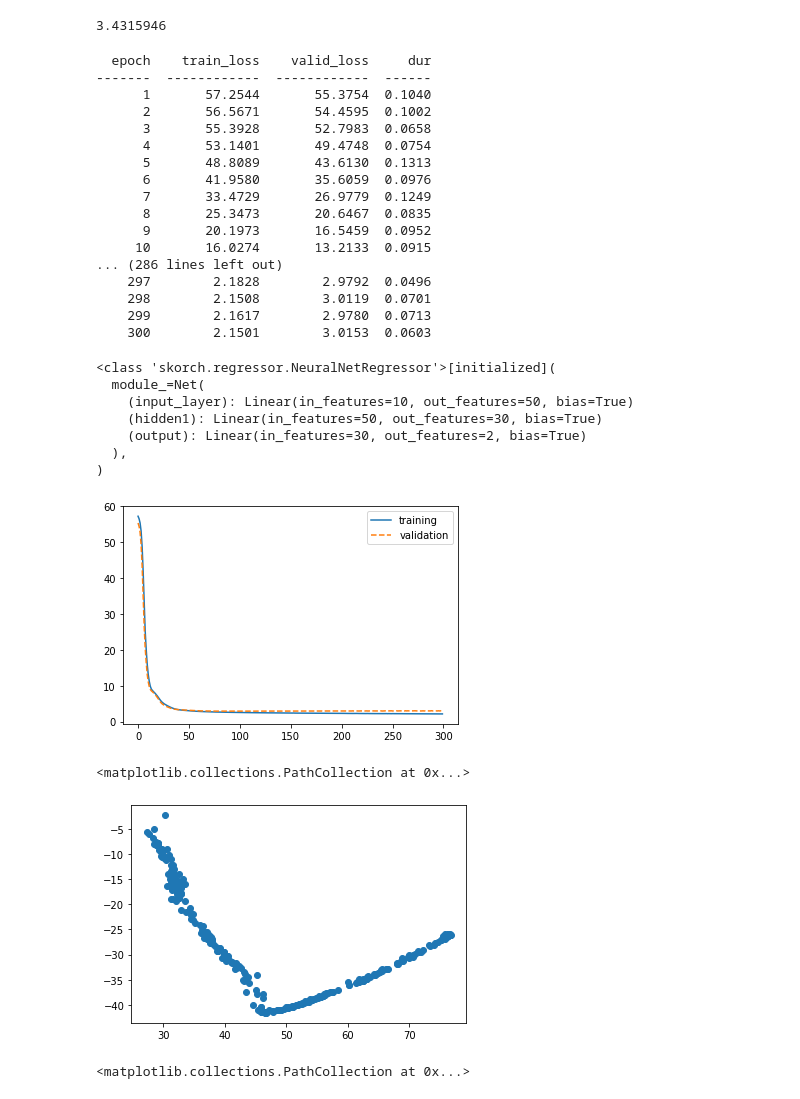
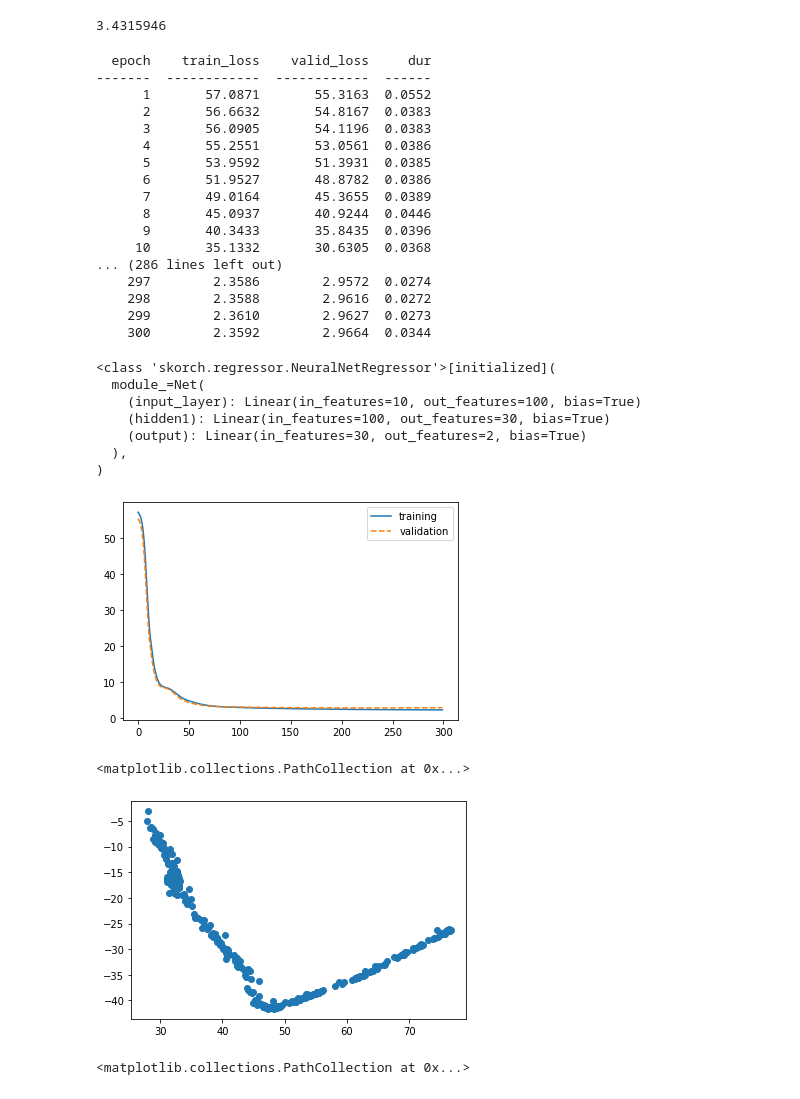
Before and after one commit to vlnraf/ml-project, a Jupyter notebook: src/pytorch/Pytorch Grid.ipynb, the cells around one changed output. Drawn from its saved outputs; the diff is of its cells as text; code cells hidden in the pictures.

```diff
--- a/src/pytorch/Pytorch Grid.ipynb
+++ b/src/pytorch/Pytorch Grid.ipynb
@@ -17,7 +18,7 @@ from torch_utility import *
 # %% [markdown]
 ## Import Dataset
 # %%
-data = np.genfromtxt('/home/raffaele/Documents/ml-project/cup/ML-CUP20-TR.csv', delimiter=',', dtype=np.float64)
+data = np.genfromtxt('/home/raffaele/Documents/ml-project/cup/ML-CUP20-TR.csv', delimiter=',', dtype=np.float32)
 X = data[:, 1:-2]
 y = data[:, -2:]
 # %%
@@ -63,7 +64,7 @@ class Net(nn.Module):
         x = self.output(x)
         return x
 # %%
-net = Net(50,10)
+net = Net(50,20)
 print(net)
 # %% [output]
 Net(
@@ -120,15 +121,15 @@ Network = NeuralNetRegressor(net, verbose=0, train_split=False)
 params = {
     'max_epochs':[300],
 #     'module__activation':[torch.relu],
-    'module__num_units1' :[30, 40, 50, 100],
-    'module__num_units2' :[10, 20, 30],
-    'lr': [0.0001, 0.001, 0.01, 0.1],
+    'module__num_units1' :[20, 50, 100, 150],
+    'module__num_units2' :[20, 30, 40, 10],
+    'lr': [0.01, 0.001, 0.0001, 0.1],
     'batch_size': [64, 128, 256],
     'criterion' : [MEE],
     'optimizer': [optim.SGD],
-    'optimizer__weight_decay': [0.001, 0.0001, 0.0],
-    'optimizer__momentum': [0.0, 0.2, 0.6, 0.8],
-#     'optimizer__nesterov':[False]
+    'optimizer__weight_decay': [0.0001, 0.001, 0.00001],
+    'optimizer__momentum': [0.2, 0.4, 0.6, 0.8],
+#     'optimizer__nesterov':[True, False]
 }
 
 
@@ -139,7 +140,7 @@ gs = GridSearchCV(Network, params
                   scoring=neg_mean_euclidean_error,
                   cv=3,
                   return_train_score=True,
-#                   n_jobs=-1,
+                  n_jobs=-1,
                   verbose=2)
 # Initialize grid search
 gs.fit(Xtrain, ytrain)
@@ -288,39 +313,39 @@ mean_euclidean_error(prova, yval)
 3.4315946
 # %%
 from skorch import NeuralNetRegressor
-test_net = Net(50,30)
+test_net = Net(100, 30)
 nett = NeuralNetRegressor(test_net, max_epochs=300,
                           lr=0.01,
                           batch_size=128,
                           optimizer=optim.SGD,
-                          optimizer__momentum=0.8,
-#                           optimizer__weight_decay=0.0001,
-                          optimizer__nesterov = True,
+                          optimizer__momentum=0.6,
+                          optimizer__weight_decay=0.0001,
+#                           optimizer__nesterov = True,
                           criterion=MEE)
 # Training
 nett.fit(Xtrain, ytrain)
 # %% [output]
   epoch    train_loss    valid_loss     dur
 -------  ------------  ------------  ------
-      1       57.2544       55.3754  0.1040
-      2       56.5671       54.4595  0.1002
-      3       55.3928       52.7983  0.0658
-      4       53.1401       49.4748  0.0754
-      5       48.8089       43.6130  0.1313
-      6       41.9580       35.6059  0.0976
-      7       33.4729       26.9779  0.1249
-      8       25.3473       20.6467  0.0835
-      9       20.1973       16.5459  0.0952
-     10       16.0274       13.2133  0.0915
+      1       57.0871       55.3163  0.0552
+      2       56.6632       54.8167  0.0383
+      3       56.0905       54.1196  0.0383
+      4       55.2551       53.0561  0.0386
+      5       53.9592       51.3931  0.0385
+      6       51.9527       48.8782  0.0386
+      7       49.0164       45.3655  0.0389
+      8       45.0937       40.9244  0.0446
+      9       40.3433       35.8435  0.0396
+     10       35.1332       30.6305  0.0368
 ... (286 lines left out)
-    297        2.1828        2.9792  0.0496
-    298        2.1508        3.0119  0.0701
-    299        2.1617        2.9780  0.0713
-    300        2.1501        3.0153  0.0603
+    297        2.3586        2.9572  0.0274
+    298        2.3588        2.9616  0.0272
+    299        2.3610        2.9627  0.0273
+    300        2.3592        2.9664  0.0344
 <class 'skorch.regressor.NeuralNetRegressor'>[initialized](
   module_=Net(
-    (input_layer): Linear(in_features=10, out_features=50, bias=True)
-    (hidden1): Linear(in_features=50, out_features=30, bias=True)
+    (input_layer): Linear(in_features=10, out_features=100, bias=True)
+    (hidden1): Linear(in_features=100, out_features=30, bias=True)
     (output): Linear(in_features=30, out_features=2, bias=True)
   ),
 )
@@ -335,16 +360,16 @@ plt.plot(valid_loss, '--', label='validation')
 plt.legend()
 plt.show()
 # %% [output]
-[figure, old version]
+[figure, new version]
 # %%
 prova = nett.predict(Xval)
 # %%
-x = prova[:,0]
-y = prova[:,1]
-plt.scatter(x, y)
+x1 = prova[:,0]
+y1 = prova[:,1]
+plt.scatter(x1, y1)
 # %% [output]
 <matplotlib.collections.PathCollection at 0x...>
-[figure, old version]
+[figure, new version]
 # %%
 x_real = yval[:,0]
 y_real = yval[:,1]
```
Also changed, not shown: parts of 9 cells of this notebook, 8 other files.
